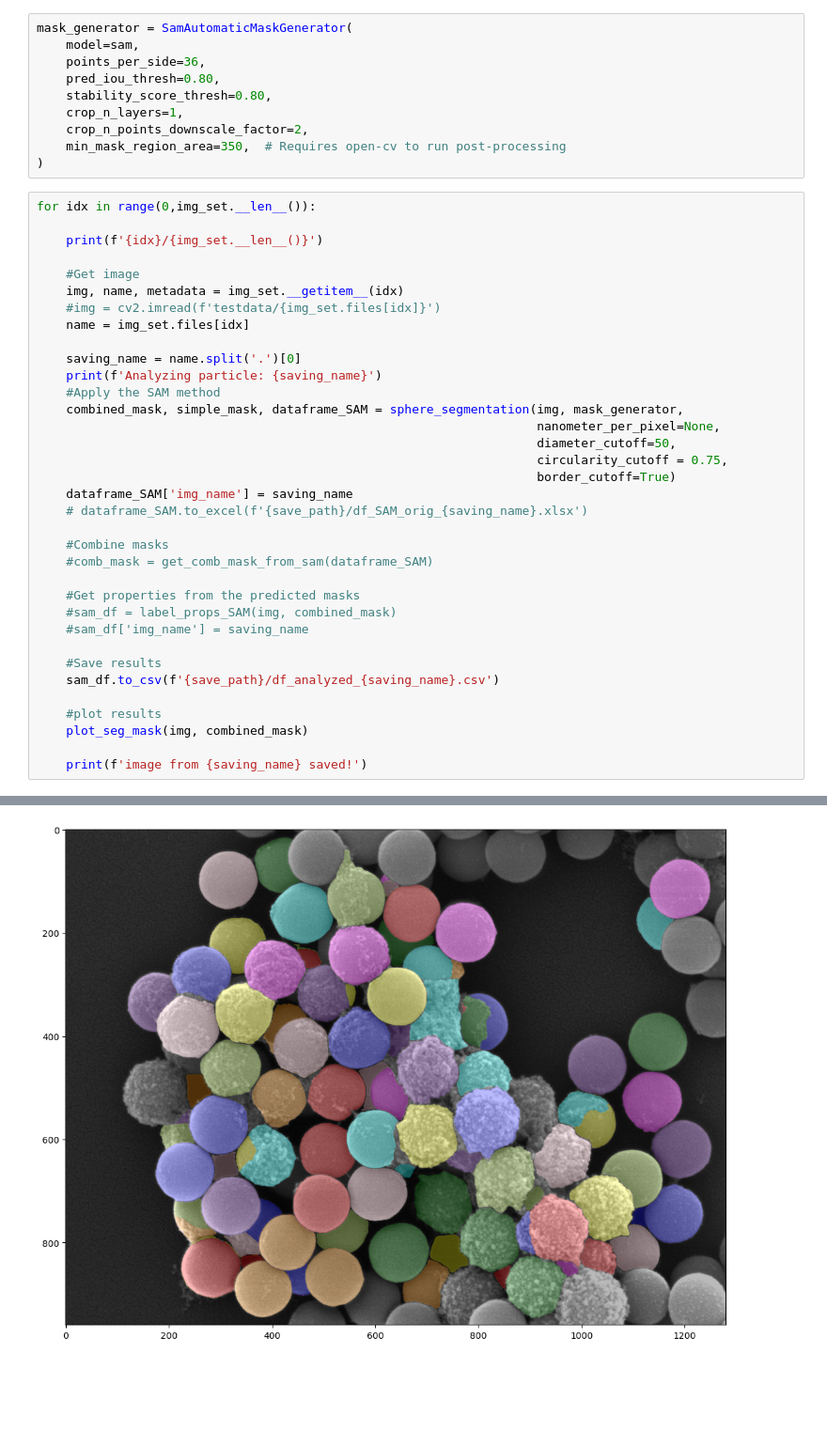
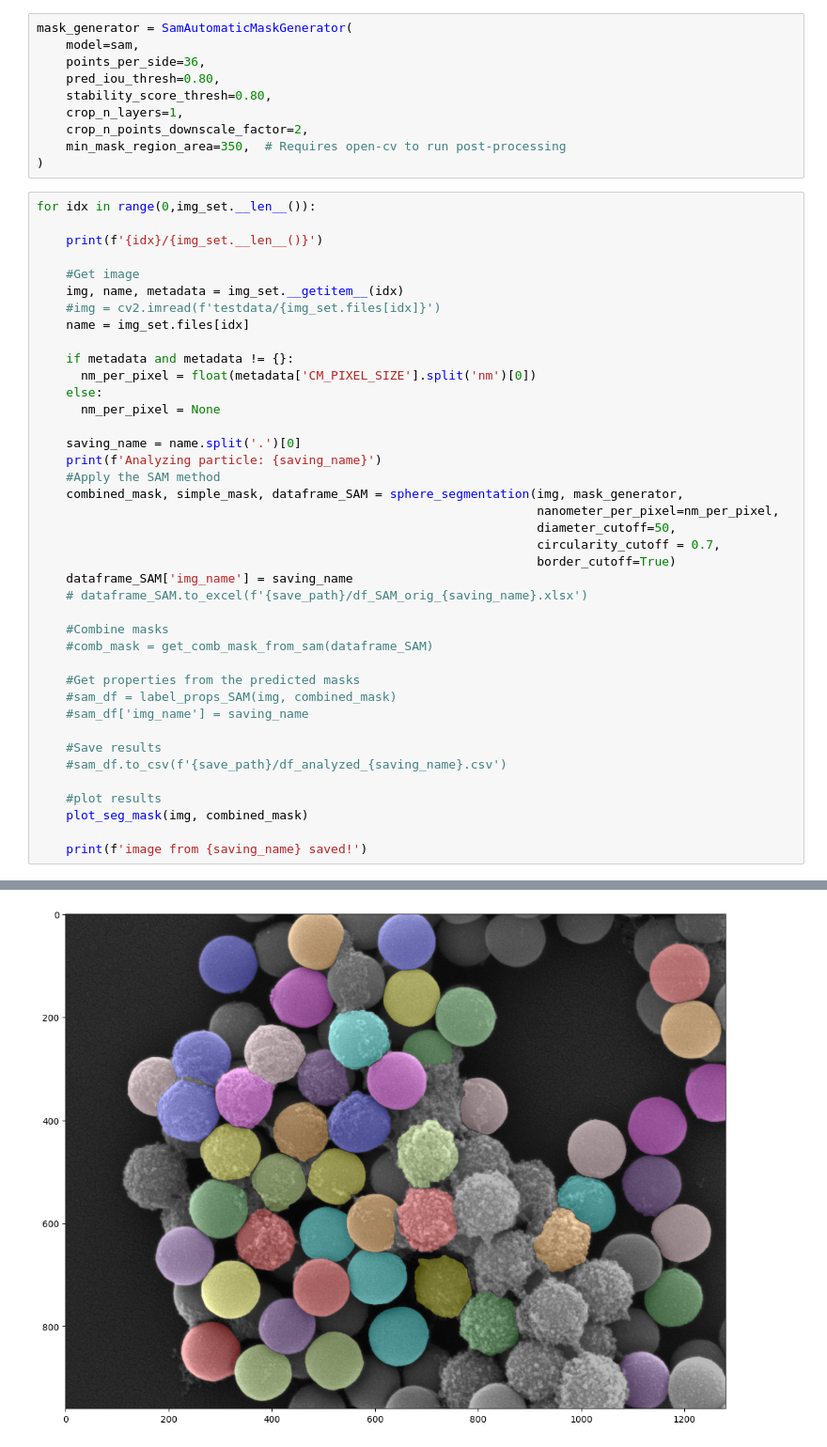
Before and after one commit to biolographer/NanoparticlesSAM, a Jupyter notebook: sam_predictor.ipynb, the cells around one changed output, grey strips where cells are left out. Shown at 94% size. Saved outputs shown, nothing was run; the diff lists cells and outputs as text; blank space fills up the shorter version.

Commit message:
includes metadata nanometer per pixel parsing

```diff
--- a/sam_predictor.ipynb
+++ b/sam_predictor.ipynb
@@ -142,13 +146,18 @@ for idx in range(0,img_set.__len__()):
     #img = cv2.imread(f'testdata/{img_set.files[idx]}')
     name = img_set.files[idx]
 
+    if metadata and metadata != {}:
+      nm_per_pixel = float(metadata['CM_PIXEL_SIZE'].split('nm')[0])
+    else:
+      nm_per_pixel = None
+
     saving_name = name.split('.')[0]
     print(f'Analyzing particle: {saving_name}')
     #Apply the SAM method
     combined_mask, simple_mask, dataframe_SAM = sphere_segmentation(img, mask_generator,
-                                                                    nanometer_per_pixel=None,
+                                                                    nanometer_per_pixel=nm_per_pixel,
                                                                     diameter_cutoff=50,
-                                                                    circularity_cutoff = 0.75,
+                                                                    circularity_cutoff = 0.7,
                                                                     border_cutoff=True)
     dataframe_SAM['img_name'] = saving_name
     # dataframe_SAM.to_excel(f'{save_path}/df_SAM_orig_{saving_name}.xlsx')
@@ -161,7 +170,7 @@ for idx in range(0,img_set.__len__()):
     #sam_df['img_name'] = saving_name
 
     #Save results
-    sam_df.to_csv(f'{save_path}/df_analyzed_{saving_name}.csv')
+    #sam_df.to_csv(f'{save_path}/df_analyzed_{saving_name}.csv')
 
     #plot results
     plot_seg_mask(img, combined_mask)
@@ -173,2 +185,2 @@ Analyzing particle: A-2h-01
-[figure, old version]
+[figure, new version]
 image from A-2h-01 saved!
```
Also changed, not shown: parts of 11 cells of this notebook.
